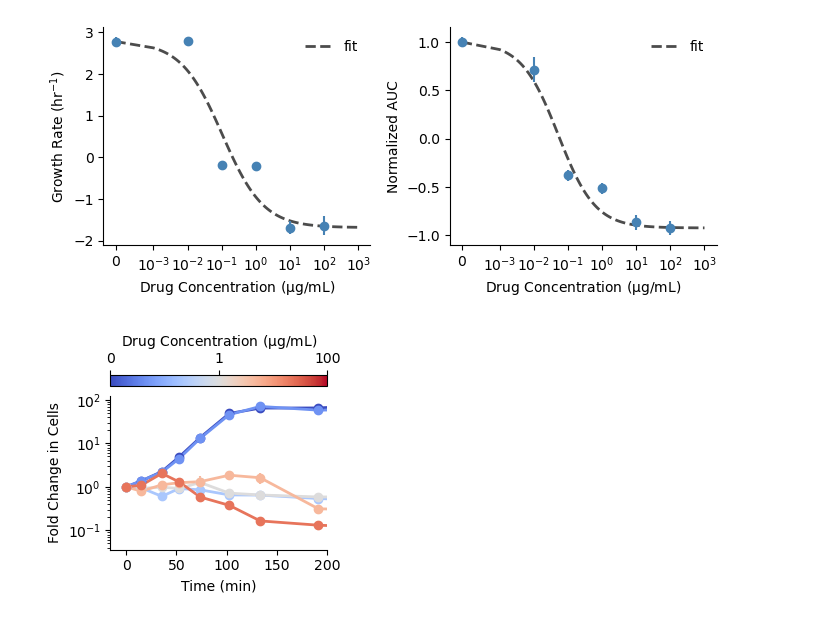
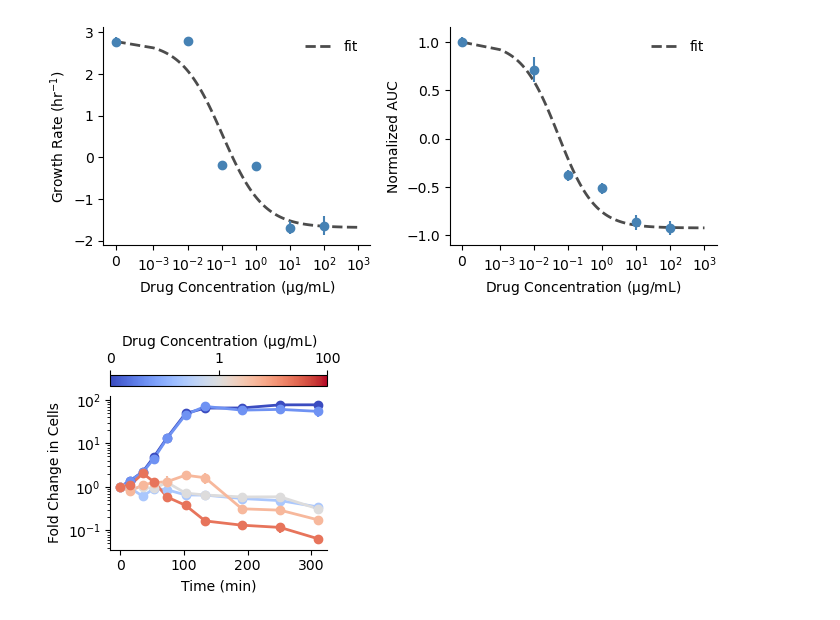
Before and after one commit to eshanking/time-kill-protocol, a Jupyter notebook: data/experiment_code/time_kill_11092023.ipynb, the cells around one changed output. Drawn from its saved outputs; the diff is of its cells as text; code cells hidden in the pictures.

```diff
--- a/data/experiment_code/time_kill_11092023.ipynb
+++ b/data/experiment_code/time_kill_11092023.ipynb
@@ -613,32 +613,34 @@ for j,key in enumerate(cell_count_mean.keys()):
         # ax.plot(time,cell_count_t,color=cmap[j])
 
     # mean
     cell_count_mean_t = np.mean(cell_count_t,axis=0)
 
     # err
     cell_count_err_t = np.std(cell_count_t,axis=0)/np.sqrt(n_replicates)
 
     ax.errorbar(time,cell_count_mean_t,yerr=cell_count_err_t*np.sqrt(3),fmt='o',color=cmap(j/6),label=key)
     ax.plot(time,cell_count_mean_t,color=cmap(j/6),alpha=1,linewidth=2)
 
     ax.set_yscale('log')
 
     row_indx += 1
 
 ax.spines['right'].set_visible(False)
 ax.spines['top'].set_visible(False)
 
 cbar = fig.colorbar(mpl.cm.ScalarMappable(cmap=cmap),ax=ax,location='top')
 cbar.set_ticks([0,0.5,1])
 cbar.set_ticklabels([0,1,10**2])
 cbar.set_label('Drug Concentration ($\mathrm{\mu}$g/mL)')
 
 ax.set_xlabel('Time (min)')
 ax.set_ylabel('Fold Change in Cells')
 
 xl = ax.get_xlim()
-ax.set_xlim(xl[0],200)
+# ax.set_xlim(xl[0],200)
 
 fig.savefig('../../figures/time_kill_11092023_fold_change.pdf',bbox_inches='tight')
+fig.savefig('../../figures/time_kill_11092023_fold_change.svg',bbox_inches='tight',
+            transparent=True)
 # %% [output]
-[figure, old version]
+[figure, new version]
```
Also changed, not shown: parts of 1 cell of this notebook, 31 other files.
